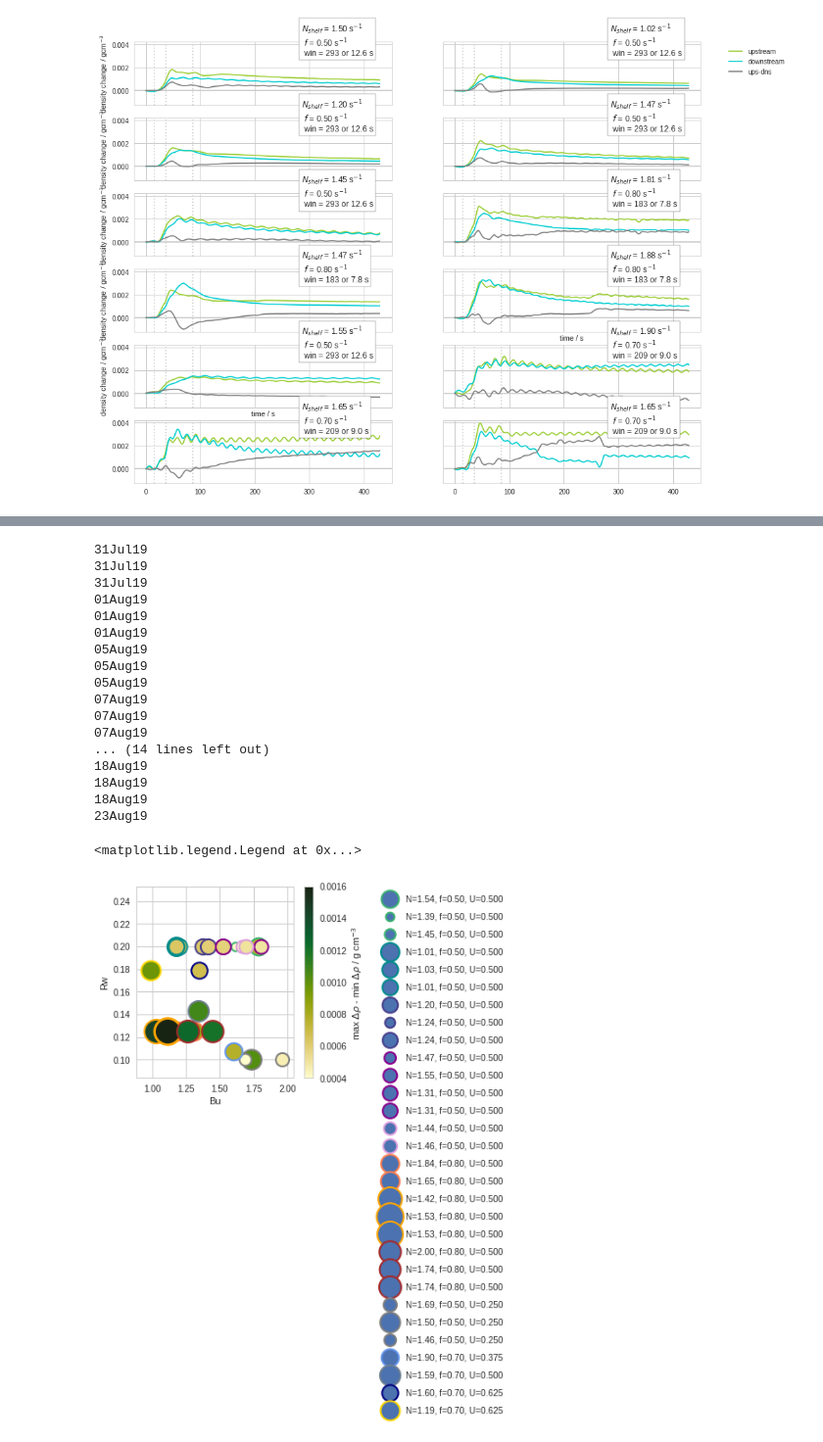
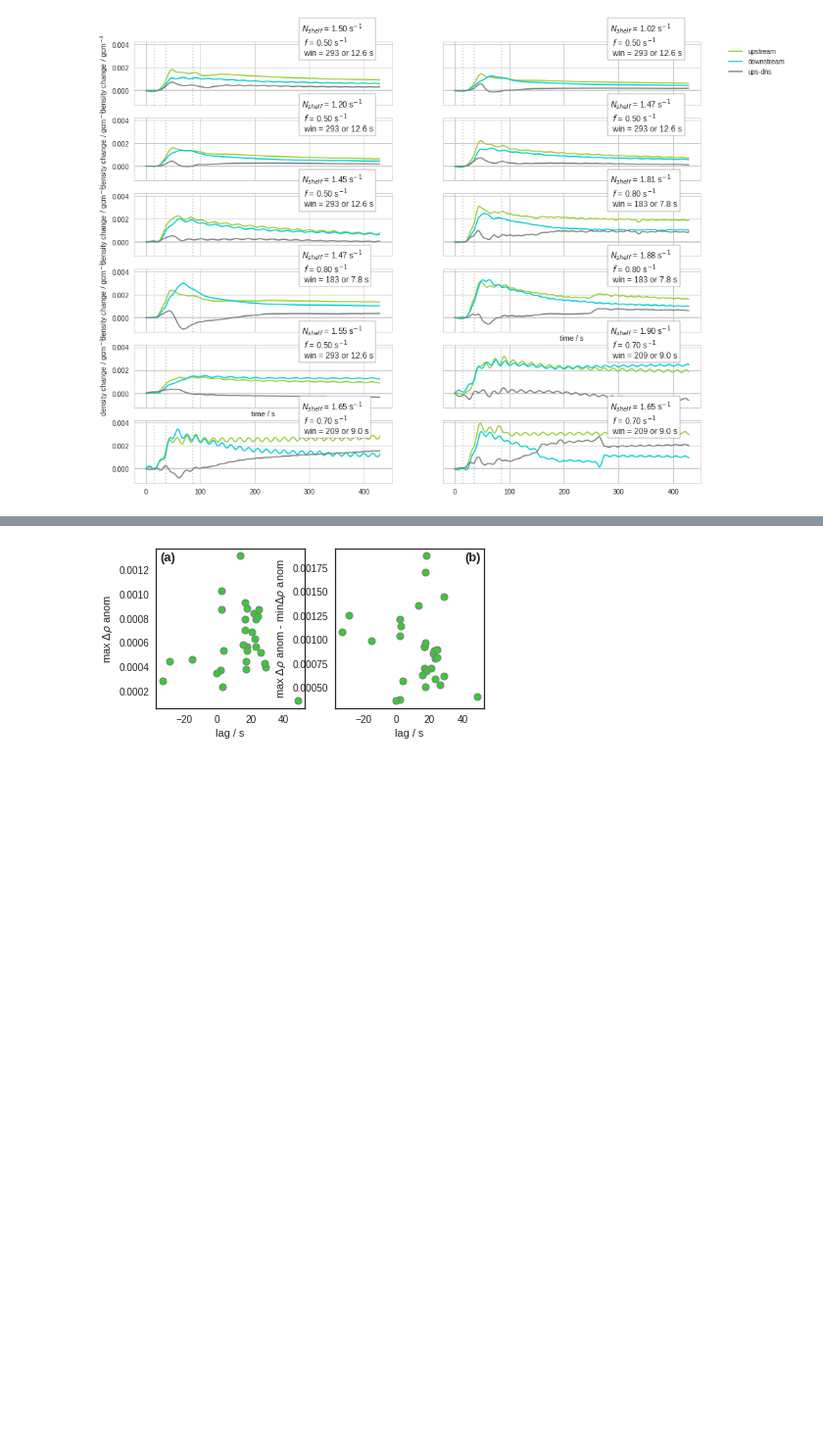
Before and after one commit to UBC-MOAD/MultipleCanyons, a Jupyter notebook: lab/Conduino/notebooks/all_experiments_two_canyons.ipynb, the cells around one changed output, grey strips where cells are left out. Shown at 98% size. Saved outputs shown, nothing was run; the diff lists cells and outputs as text; code cells hidden in the pictures; blank space fills up the shorter version.

```diff
--- a/lab/Conduino/notebooks/all_experiments_two_canyons.ipynb
+++ b/lab/Conduino/notebooks/all_experiments_two_canyons.ipynb
@@ -81,7 +82,7 @@ exp_dicts = [exdic.T01,exdic.T02,exdic.T03,exdic.T04,exdic.T05,
              exdic.T11,exdic.T12, exdic.DYE02]
 exp_num = len(exp_dicts) # number of experiment dictionaries
 
-colors = ['teal','darkorange','yellowgreen', 'tan']
+colors = ['purple','limegreen', 'lightseagreen','mediumvioletred']
 exp_Norder = [exdic.T01,exdic.T02,exdic.T03,exdic.T04,exdic.T05,
              exdic.T06,exdic.T07,exdic.T08,exdic.T09,exdic.T10,
              exdic.T11,exdic.T12, exdic.DYE02]
@@ -298,11 +272,11 @@ for exp, kk, ax in zip(exp_Norder, range(exp_num), axs):
             %(exp["Nshelf"],exp["fo"],win, win*dt), transform=ax.transAxes,
             bbox=dict(facecolor='white', alpha=1) )
 
-    ax.plot(time, filter_timeseries(avg1/(len(exp['run_files'])),winlen=win),'-',
+    ax.plot(time, ctools.filter_timeseries(avg1/(len(exp['run_files'])),winlen=win),'-',
             color='yellowgreen', label='upstream')
-    ax.plot(time, filter_timeseries(avg2/(len(exp['run_files'])),winlen=win),'-',
+    ax.plot(time, ctools.filter_timeseries(avg2/(len(exp['run_files'])),winlen=win),'-',
             color='darkturquoise', label='downstream')
-    ax.plot(time, filter_timeseries(avg3/(len(exp['run_files'])),winlen=win),
+    ax.plot(time, ctools.filter_timeseries(avg3/(len(exp['run_files'])),winlen=win),
             '-',color='0.5', label='ups-dns')
 
 
@@ -432,63 +964,62 @@ ax1.legend(bbox_to_anchor=(1.5,1),labelspacing=1)
 # %%
-fig, (ax1) = plt.subplots(1, 1, figsize=(4,4), sharey=True)
+sns.set_style('white')
+fig = plt.figure(figsize=(6,3))
+gg = gspec.GridSpec(1, 2, wspace=0.2, width_ratios=[1,1])
+
+ax1 = plt.subplot(gg[0])
+ax2 = plt.subplot(gg[1])
+rho0=998.5
+g = 9.81
 
 for exp, kk in zip(exp_Norder, range(exp_num)):
 
     for ii,col in zip(range(len(exp['run_files'])),colors):
         filepath = exp['dir']+exp['run_files'][ii]
         mat = sio.loadmat(filepath, squeeze_me=True)
         P1 = mat['ch1']
         P2 = mat['ch2']
         dt = mat['dt']
         time = mat['time']
         if exp['calibration']=='09Aug19':
             dens1 = ctools.densANK1_09Aug19(P1)
             dens2 = ctools.densANK2_09Aug19(P2)
         else:
             dens1 = ctools.densANK1_17Aug19(P1)
             dens2 = ctools.densANK2_17Aug19(P2)
-        delta = (dens1-dens1[0])-(dens2-dens2[0])
+
         inertial_period = 1/((exp["fo"])/(2*np.pi))
         win = int(inertial_period/dt)
-        print(exp['date'])
+        avg1 = ctools.filter_timeseries(dens1-dens1[0],winlen=win)
+        avg2 = ctools.filter_timeseries(dens2-dens2[0],winlen=win)
+        avg3 = avg1-avg2
         if np.isnan(exp["rho_sb"][ii]) == True:
             N = ((9.81/998.5)*((1000*exp["rho_sb"][ii-1]-1000*exp["rho_top"][ii-1])/(exp["hsb"]*0.01)))**0.5
         else:
             N = ((9.81/998.5)*((1000*exp["rho_sb"][ii]-1000*exp["rho_top"][ii])/(exp["hsb"]*0.01)))**0.5
+
         W = 5 # cm
         Bu = N*exp["hsb"]/(exp["fo"]*W)
         Rw = exp["U"]/(exp["fo"]*W)
-        tseries = filter_timeseries(delta,winlen=win)
-        sca = ax1.scatter(Bu,Rw,
-                          s=500000*(np.max(tseries[0:2400])-np.min(tseries[1000:2400])),
-                          c=(np.max(tseries[0:2400])-np.min(tseries[1000:2400])),
-                          cmap=cmo.cm.speed,
-                          vmax=0.0016,
-                          vmin=0.0004,
-                          marker='o',edgecolors=exp["color"],linewidth=2,
-                          label=('N=%1.2f, f=%1.2f, U=%1.3f' %(N,exp["fo"],exp["U"])))
-cb = plt.colorbar(sca)
-cb.set_label(r'max $\Delta \rho$ - min $\Delta \rho$ / g cm$^{-3}$')
-ax1.set_xlabel('Bu')
-ax1.set_ylabel('Rw')
-ax1.legend(bbox_to_anchor=(1.5,1),labelspacing=1)
+
+
+        max_ind1 = np.argmax(avg1[0:2400])
+        max_ind2 = np.argmax(avg2[0:2400])
+        maxmin_dif = np.max(avg3[0:2400])-np.min(avg3[0:1800])
+        max_dif = np.max(avg3[0:2400])
+        lag = time[max_ind2]-time[max_ind1]
+
+        sca = ax1.plot(lag,max_dif,
+                       'o',color='limegreen', markeredgecolor='0.5', markeredgewidth=1)
+        sca2 = ax2.plot(lag,maxmin_dif,
+                        'o',color='limegreen', markeredgecolor='0.5', markeredgewidth=1)
+
+ax1.set_ylabel(r'max $\Delta\rho$ anom')
+ax2.set_ylabel(r'max $\Delta \rho$ anom - min$\Delta \rho$ anom')
+ax1.set_xlabel('lag / s')
+ax2.set_xlabel('lag / s')
+
+ax1.text(0.03,0.92,'(a)', fontweight='bold', fontsize=13, transform=ax1.transAxes)
+ax2.text(0.87,0.92,'(b)', fontweight='bold', fontsize=13, transform=ax2.transAxes)
+plt.savefig('figures/lag_vs_max_drho_anom_Twocan.eps', format='eps', transparent=False, bbox_inches='tight')
 # %% [output]
-31Jul19
-31Jul19
-31Jul19
-01Aug19
-01Aug19
-01Aug19
-05Aug19
-05Aug19
-05Aug19
-07Aug19
-07Aug19
-07Aug19
-... (14 lines left out)
-18Aug19
-18Aug19
-18Aug19
-23Aug19
-<matplotlib.legend.Legend at 0x...>
-[figure, old version]
+[figure, new version]
```
Also changed, not shown: parts of 21 cells of this notebook, 3 other files.
